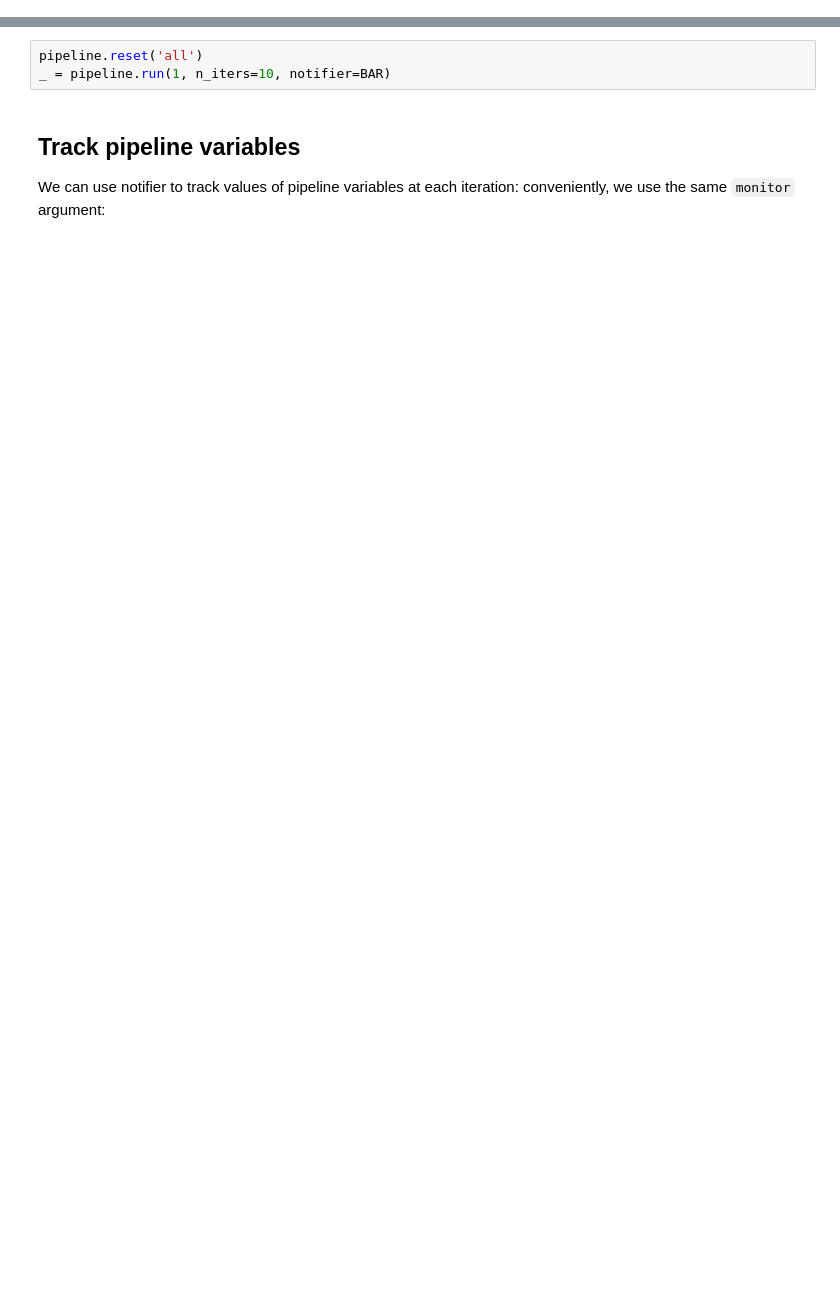
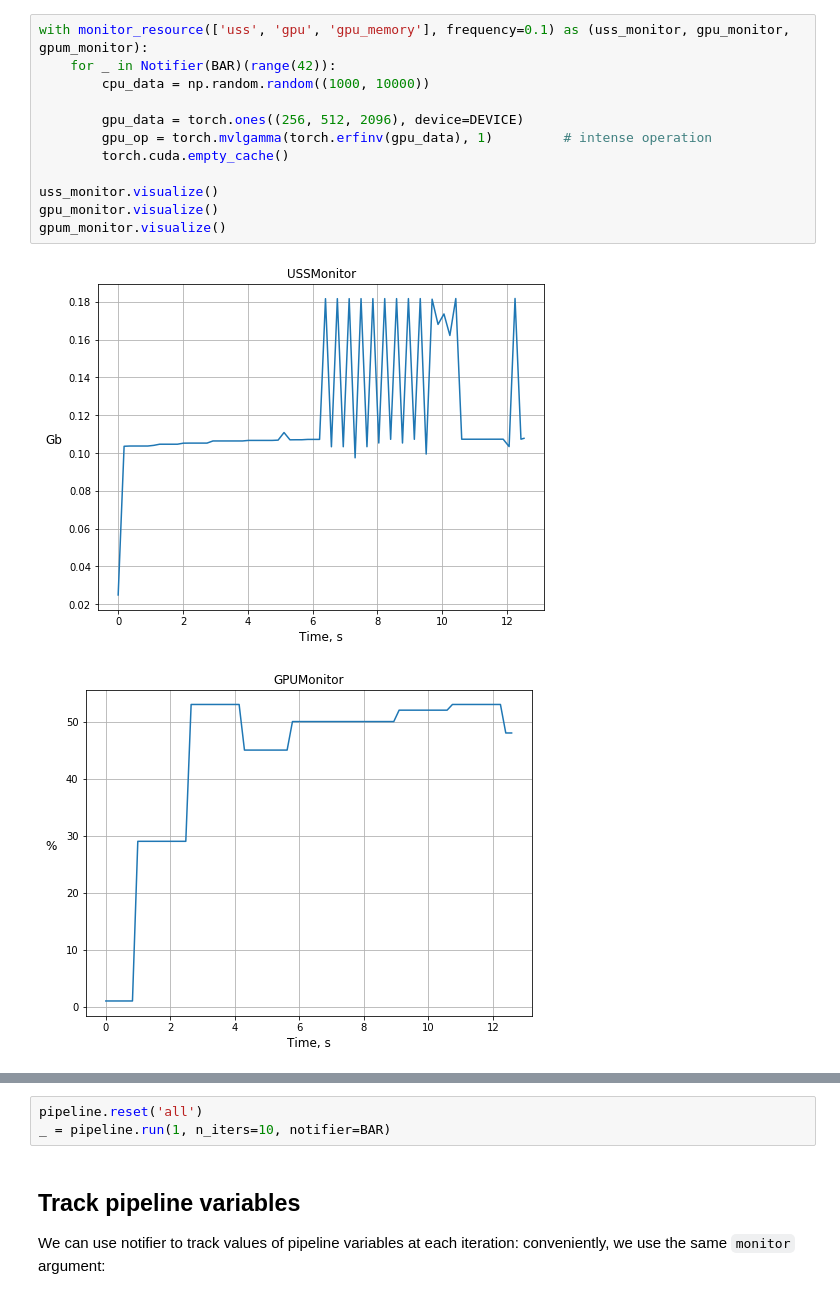
Before and after one commit to analysiscenter/batchflow, a Jupyter notebook: examples/tutorials/09_tracking.ipynb, the cells around one changed output, grey strips where cells are left out. Cells and saved outputs as stored; diff of their text form; blank space fills up the shorter version.

```diff
--- a/examples/tutorials/09_tracking.ipynb
+++ b/examples/tutorials/09_tracking.ipynb
@@ -59,0 +93,15 @@ cpu_monitor.visualize()
+# %%
+with monitor_resource(['uss', 'gpu', 'gpu_memory'], frequency=0.1) as (uss_monitor, gpu_monitor, gpum_monitor):
+    for _ in Notifier(BAR)(range(42)):
+        cpu_data = np.random.random((1000, 10000))
+
+        gpu_data = torch.ones((256, 512, 2096), device=DEVICE)
+        gpu_op = torch.mvlgamma(torch.erfinv(gpu_data), 1)         # intense operation
+        torch.cuda.empty_cache()
+
+uss_monitor.visualize()
+gpu_monitor.visualize()
+gpum_monitor.visualize()
+# %% [output]
+[figure, added]
+[figure, added]
```
Also changed, not shown: parts of 35 cells of this notebook.
